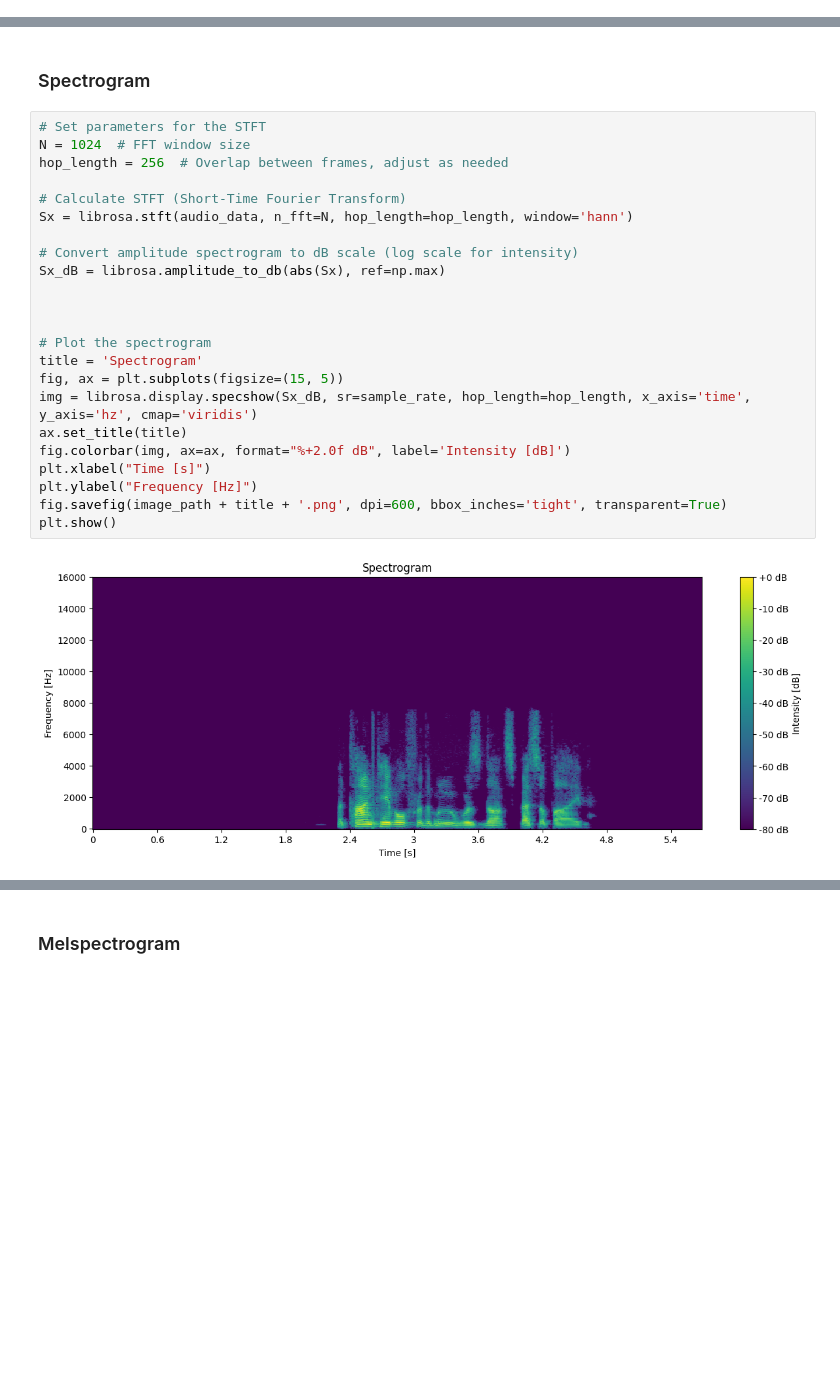
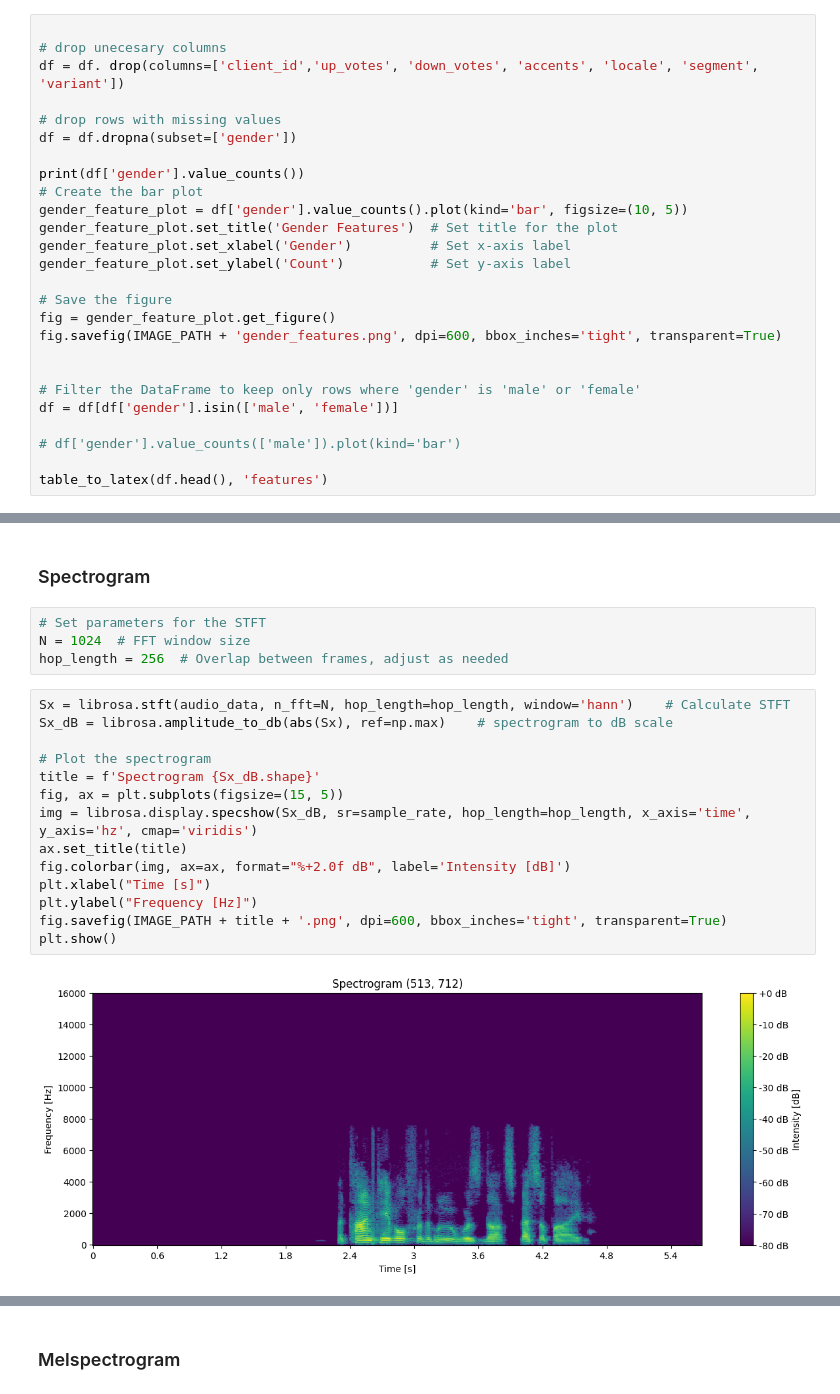
Before and after one commit to Gaitch/voice_mf_classification, a Jupyter notebook: dev/prototype.ipynb, the cells around one changed output, grey strips where cells are left out. Drawn from its saved outputs; the diff is of its cells as text; blank space fills up the shorter version.

```diff
--- a/dev/prototype.ipynb
+++ b/dev/prototype.ipynb
@@ -81,0 +75,26 @@ head
+# %%
+
+# drop unecesary columns
+df = df. drop(columns=['client_id','up_votes', 'down_votes', 'accents', 'locale', 'segment', 'variant'])
+
+# drop rows with missing values
+df = df.dropna(subset=['gender'])
+
+print(df['gender'].value_counts())
+# Create the bar plot
+gender_feature_plot = df['gender'].value_counts().plot(kind='bar', figsize=(10, 5))
+gender_feature_plot.set_title('Gender Features')  # Set title for the plot
+gender_feature_plot.set_xlabel('Gender')          # Set x-axis label
+gender_feature_plot.set_ylabel('Count')           # Set y-axis label
+
+# Save the figure
+fig = gender_feature_plot.get_figure()
+fig.savefig(IMAGE_PATH + 'gender_features.png', dpi=600, bbox_inches='tight', transparent=True)
+
+
+# Filter the DataFrame to keep only rows where 'gender' is 'male' or 'female'
+df = df[df['gender'].isin(['male', 'female'])]
+
+# df['gender'].value_counts(['male']).plot(kind='bar')
+
+table_to_latex(df.head(), 'features')
@@ -112,28 +140,23 @@ plt.show()
 [figure]
 # %% [markdown]
 ### Spectrogram
+# %%
+# Set parameters for the STFT
+N = 1024  # FFT window size
+hop_length = 256  # Overlap between frames, adjust as needed
 # %%
-# Set parameters for the STFT
-N = 1024  # FFT window size
-hop_length = 256  # Overlap between frames, adjust as needed
-
-# Calculate STFT (Short-Time Fourier Transform)
-Sx = librosa.stft(audio_data, n_fft=N, hop_length=hop_length, window='hann')
-
-# Convert amplitude spectrogram to dB scale (log scale for intensity)
-Sx_dB = librosa.amplitude_to_db(abs(Sx), ref=np.max)
-
-
+Sx = librosa.stft(audio_data, n_fft=N, hop_length=hop_length, window='hann')    # Calculate STFT
+Sx_dB = librosa.amplitude_to_db(abs(Sx), ref=np.max)    # spectrogram to dB scale
 
 # Plot the spectrogram
-title = 'Spectrogram'
+title = f'Spectrogram {Sx_dB.shape}'
 fig, ax = plt.subplots(figsize=(15, 5))
 img = librosa.display.specshow(Sx_dB, sr=sample_rate, hop_length=hop_length, x_axis='time', y_axis='hz', cmap='viridis')
 ax.set_title(title)
 fig.colorbar(img, ax=ax, format="%+2.0f dB", label='Intensity [dB]')
 plt.xlabel("Time [s]")
 plt.ylabel("Frequency [Hz]")
-fig.savefig(image_path + title + '.png', dpi=600, bbox_inches='tight', transparent=True)
+fig.savefig(IMAGE_PATH + title + '.png', dpi=600, bbox_inches='tight', transparent=True)
 plt.show()
 # %% [output]
-[figure, old version]
+[figure, new version]
```
Also changed, not shown: parts of 25 cells of this notebook.
